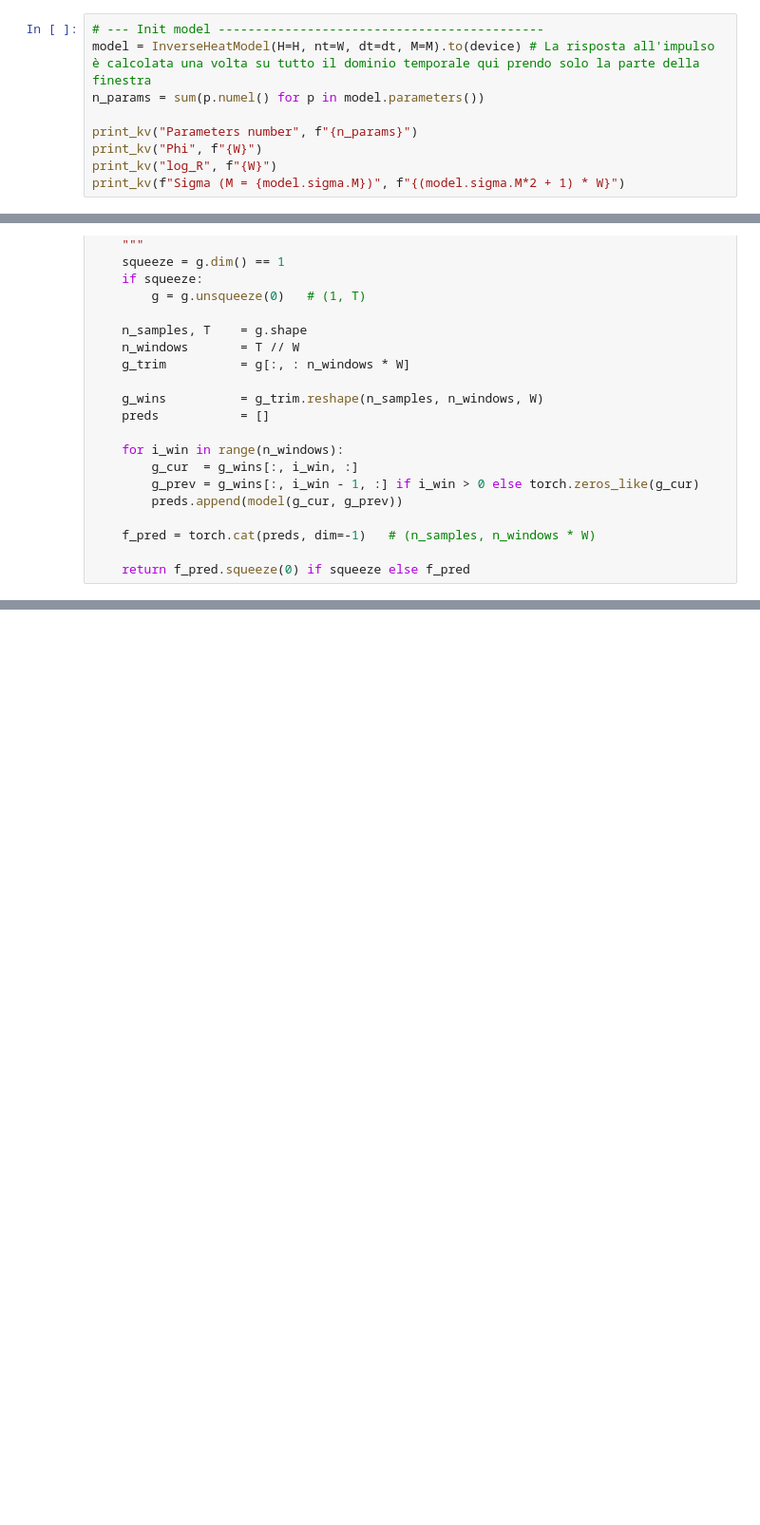
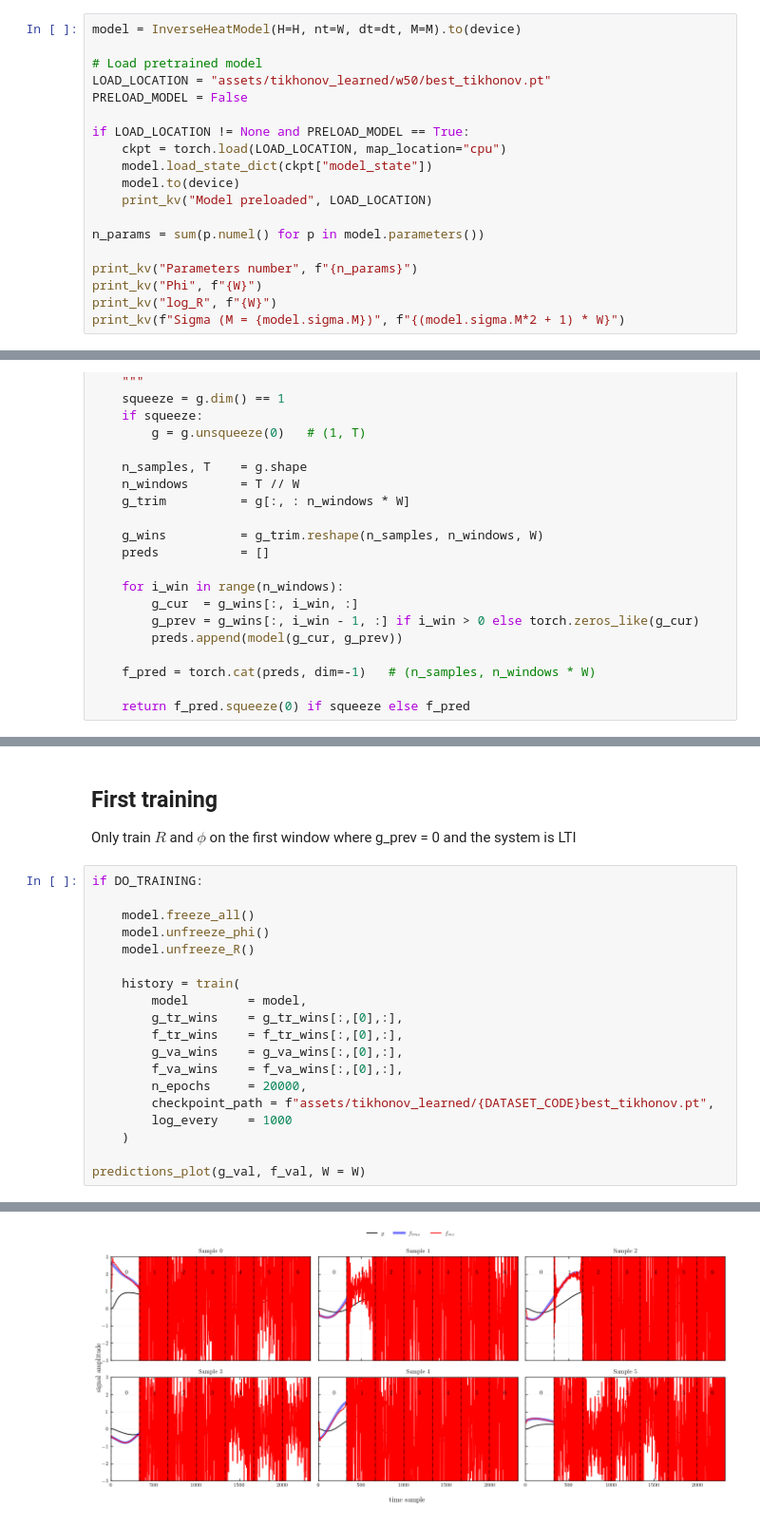
Before and after one commit to Sparisi01/RPM_implementation, a Jupyter notebook: tikhonov_learned_window.ipynb, the cells around one changed output, grey strips where cells are left out. Shown at 95% size. Drawn from its saved outputs; the diff is of its cells as text; blank space fills up the shorter version.

```diff
--- a/tikhonov_learned_window.ipynb
+++ b/tikhonov_learned_window.ipynb
@@ -277,6 +303,16 @@ Validation                                                         100
 # %%
-# --- Init model --------------------------------------------
-model = InverseHeatModel(H=H, nt=W, dt=dt, M=M).to(device) # La risposta all'impulso è calcolata una volta su tutto il dominio temporale qui prendo solo la parte della finestra
+model = InverseHeatModel(H=H, nt=W, dt=dt, M=M).to(device)
+
+# Load pretrained model
+LOAD_LOCATION = "assets/tikhonov_learned/w50/best_tikhonov.pt"
+PRELOAD_MODEL = False
+
+if LOAD_LOCATION != None and PRELOAD_MODEL == True:
+    ckpt = torch.load(LOAD_LOCATION, map_location="cpu")
+    model.load_state_dict(ckpt["model_state"])
+    model.to(device)
+    print_kv("Model preloaded", LOAD_LOCATION)
+
 n_params = sum(p.numel() for p in model.parameters())
 
 print_kv("Parameters number", f"{n_params}")
@@ -401,0 +437,24 @@ for index in range(0,5):
+# %% [markdown]
+## First training
+
+Only train $R$ and $\phi$ on the first window where g_prev = 0 and the system is LTI
+# %%
+if DO_TRAINING:
+
+    model.freeze_all()
+    model.unfreeze_phi()
+    model.unfreeze_R()
+
+    history = train(
+        model        = model,
+        g_tr_wins    = g_tr_wins[:,[0],:],
+        f_tr_wins    = f_tr_wins[:,[0],:],
+        g_va_wins    = g_va_wins[:,[0],:],
+        f_va_wins    = f_va_wins[:,[0],:],
+        n_epochs     = 20000,
+        checkpoint_path = f"assets/tikhonov_learned/{DATASET_CODE}best_tikhonov.pt",
+        log_every    = 1000
+    )
+
+predictions_plot(g_val, f_val, W = W)
+# %% [output]
@@ -401,0 +478 @@ for index in range(0,5):
+[figure, added]
```
Also changed, not shown: parts of 21 cells of this notebook, 4 other files.
